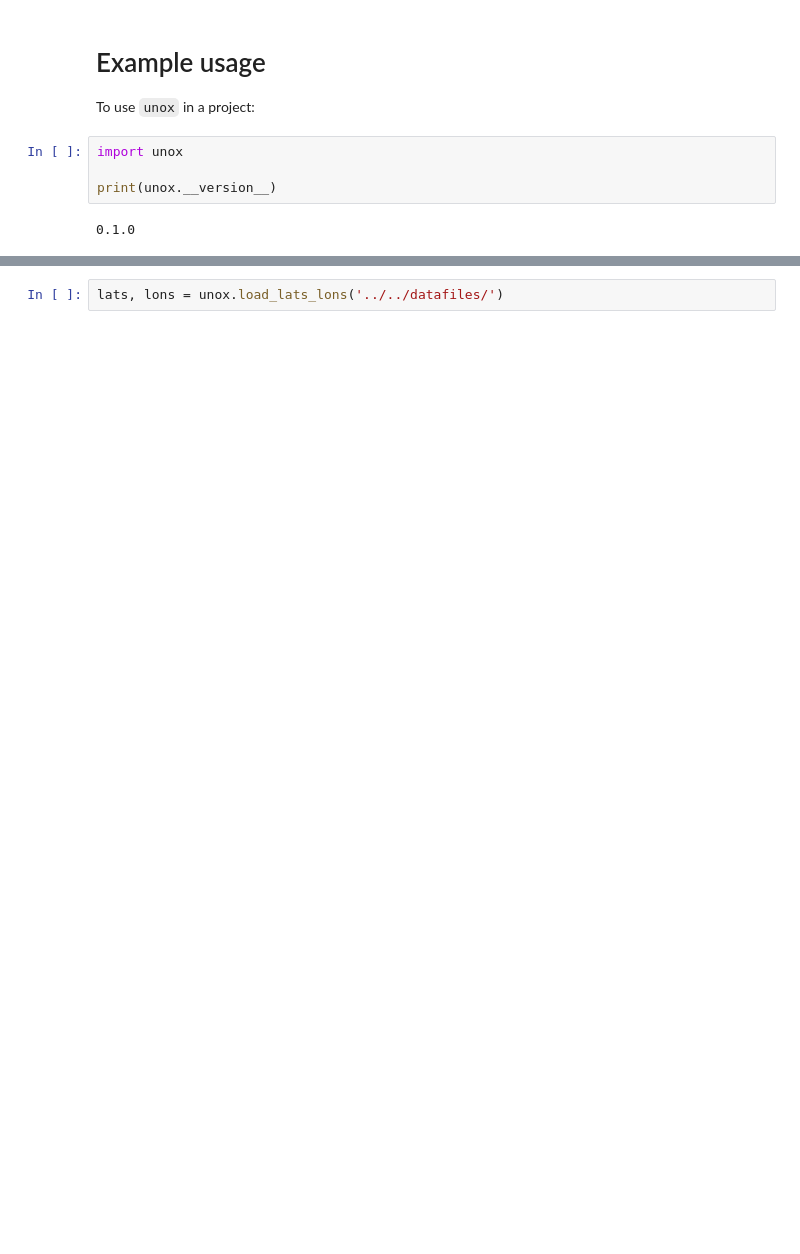
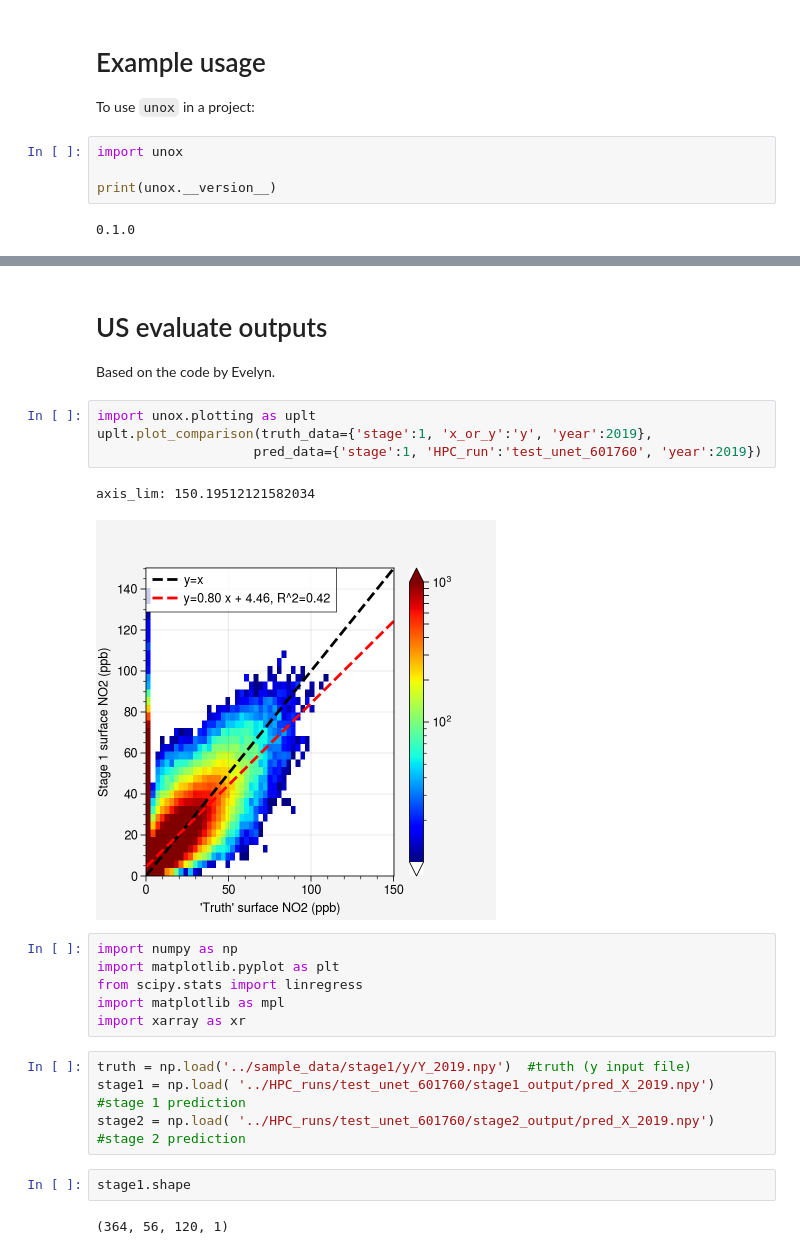
Before and after one commit to scheemik/unox, a Jupyter notebook: docs/example.ipynb, the cells around one changed output, grey strips where cells are left out. Saved outputs shown, nothing was run; the diff lists cells and outputs as text; blank space fills up the shorter version.

Commit message:
refactor: update notebook to use new plot functions

```diff
--- a/docs/example.ipynb
+++ b/docs/example.ipynb
@@ -18,2 +16,25 @@ os.getcwd()
-# %%
-lats, lons = unox.load_lats_lons('../../datafiles/')
+# %% [markdown]
+# US evaluate outputs
+
+Based on the code by Evelyn.
+# %%
+import unox.plotting as uplt
+uplt.plot_comparison(truth_data={'stage':1, 'x_or_y':'y', 'year':2019},
+                    pred_data={'stage':1, 'HPC_run':'test_unet_601760', 'year':2019})
+# %% [output]
+axis_lim: 150.19512121582034
+[figure, added]
+# %%
+import numpy as np
+import matplotlib.pyplot as plt
+from scipy.stats import linregress
+import matplotlib as mpl
+import xarray as xr
+# %%
+truth = np.load('../sample_data/stage1/y/Y_2019.npy')  #truth (y input file)
+stage1 = np.load( '../HPC_runs/test_unet_601760/stage1_output/pred_X_2019.npy')  #stage 1 prediction
+stage2 = np.load( '../HPC_runs/test_unet_601760/stage2_output/pred_X_2019.npy')  #stage 2 prediction
+# %%
+stage1.shape
+# %% [output]
+(364, 56, 120, 1)
```
Also changed, not shown: parts of 16 cells of this notebook.
